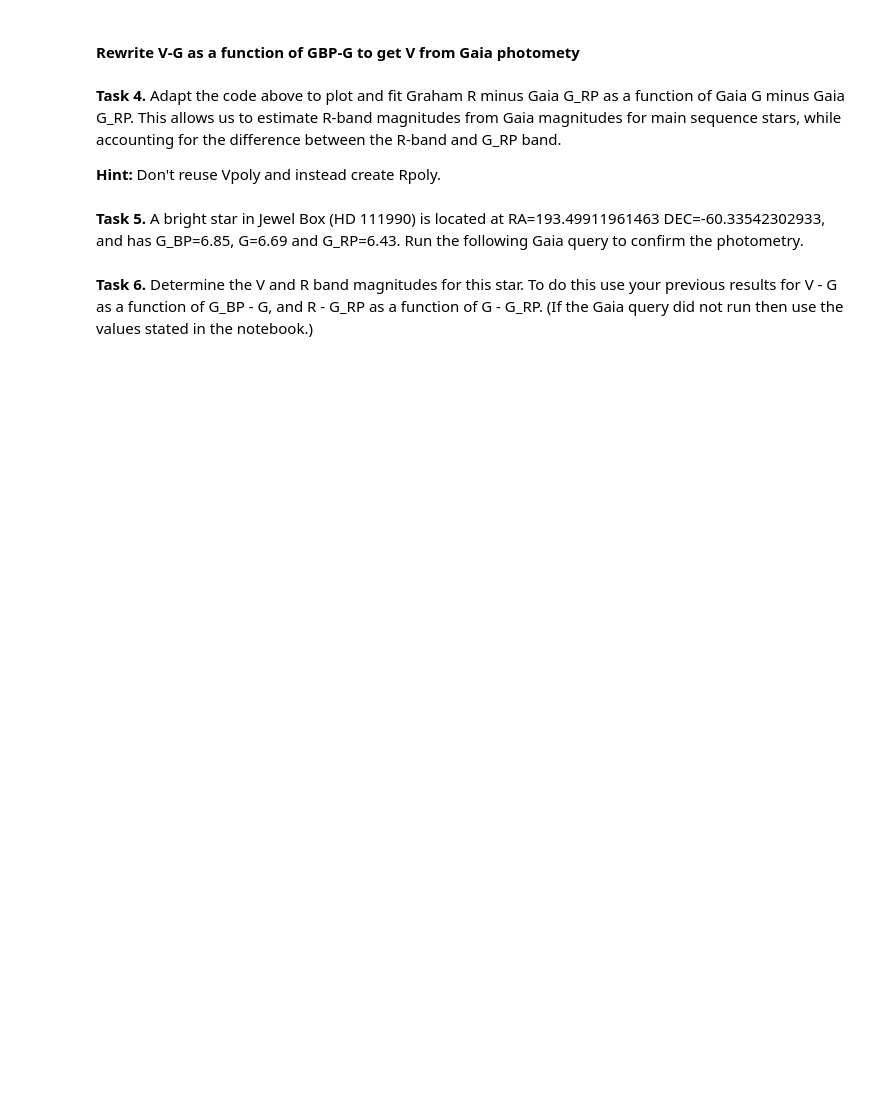
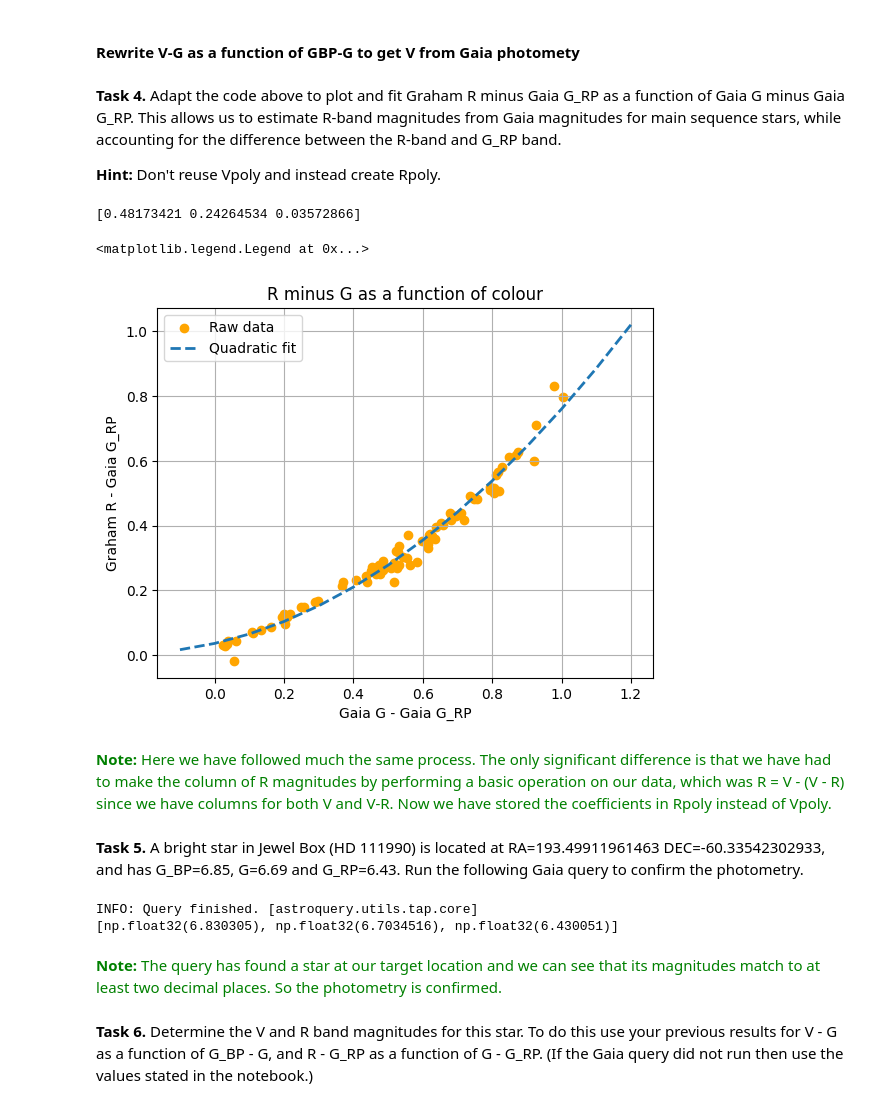
Before and after one commit to alecstanley-git/honours-env, a Jupyter notebook: Week 4/Lab/ASP3231 Laboratory 4 Calibrated Catalogues.ipynb, the cells around one changed output. Saved outputs shown, nothing was run; the diff lists cells and outputs as text; code cells hidden in the pictures; blank space fills up the shorter version.

```diff
--- a/Week 4/Lab/ASP3231 Laboratory 4 Calibrated Catalogues.ipynb
+++ b/Week 4/Lab/ASP3231 Laboratory 4 Calibrated Catalogues.ipynb
@@ -170,15 +215,59 @@ plt.plot(plx, ply, linestyle='dashed', linewidth=2); # What is this plotting?
 **Task 4.** Adapt the code above to plot and fit Graham R minus Gaia G_RP as a function of Gaia G minus Gaia G_RP. This allows us to estimate R-band magnitudes from Gaia magnitudes for main sequence stars, while accounting for the difference between the R-band and G_RP band.
 
 **Hint:** Don't reuse Vpoly and instead create Rpoly.
+# %%
+# Add R-magnitude column by performing basic operation on the other data
+Graham['Rmag'] = Graham['Vmag'] - Graham['V-R']
+
+# We will fill our arrays of the raw data, same as before but with the new magnitudes
+px=[]
+py=[]
+for Star in Graham:
+    # Check if we have valid Graham and Gaia magnitudes and colours.
+    # This part includes the condition to remove outliers
+
+    if Star['Rmag']>0.0 and Star['Rmag']<30.0 and \
+    Star['GBP']>0.0 and Star['GBP']<30.0 and \
+    Star['G']>0.0 and Star['G']<30.0 and \
+    Star['GBP']-Star['G']>0.0 and \
+    (Star['Rmag']-Star['G'])**2<2.25 :             # Only match if R and G are similar
+        px.append(Star['G']-Star['GRP'])           # G minus G_RP
+        py.append(Star['Rmag']-Star['GRP'])          # R - G_RP
+
+# Call the polynomial fitter again to get coeffs
+Rpoly=np.polyfit(px, py, 2)
+print(Rpoly)
+
+plx=np.arange(-0.1, 1.3, 0.1).tolist() # arange is creating an array of values from -0.1 to 1.3, using spacing of 0.1 units between each element.
+
+# Here we will cast each x-value in plx to it's y-value using our polyfit function
+ply=[]
+for x in plx:
+    # All we are doing here is applying the function f(x), using our coefficients in the polyfit list. For example a = polyfit[0] and so on.
+    ply.append(Rpoly[2]+Rpoly[1]*x+Rpoly[0]*x*x) # ply = f(x)
+
+plt.title('R minus G as a function of colour')       # Title
+plt.ylabel('Graham R - Gaia G_RP')                      # y-label
+plt.xlabel('Gaia G - Gaia G_RP')                     # x-label
+plt.scatter(px, py, marker='o', label="Raw data", color='orange');                     # This is our raw data of G_BP - G vs V - G.
+plt.plot(plx, ply, linestyle='dashed', linewidth=2, label="Quadratic fit"); # This is our polynomial fit
+plt.grid()
+plt.legend()
+# %% [output]
+[0.48173421 0.24264534 0.03572866]
+<matplotlib.legend.Legend at 0x...>
+[figure, added]
+# %% [markdown]
+<font color=green>**Note:** Here we have followed much the same process. The only significant difference is that we have had to make the column of R magnitudes by performing a basic operation on our data, which was R = V - (V - R) since we have columns for both V and V-R. Now we have stored the coefficients in Rpoly instead of Vpoly.
 # %% [markdown]
 **Task 5.** A bright star in Jewel Box (HD 111990) is located at RA=193.49911961463 DEC=-60.33542302933, and has G_BP=6.85, G=6.69 and G_RP=6.43. Run the following Gaia query to confirm the photometry.
 # %%
 # Set Gaia magnitudes to junk values
 gmag=[-99.0, -99.0, -99.0]
 
-# Get coordinates in decimal degrees - note the original script has placeholder values
-rad=123.4
-decd=56.7
+# Get coordinates in decimal degrees
+rad=193.49912
+decd=-60.33542
 
 coord = SkyCoord(ra=rad, dec=decd, unit=(u.degree, u.degree), frame='icrs')
 # Match radius in degrees
@@ -189,9 +278,14 @@ j = Gaia.cone_search_async(coordinate=coord, radius=radius)
 r = j.get_results()
 # If there is a result then print the first match
 if len(r)>0:
-    print(r[0]['phot_bp_mean_mag'])
-    print(r[0]['phot_g_mean_mag'])
-    print(r[0]['phot_rp_mean_mag'])
-    # What do I need to do here to get the magnitudes into the gmag list?
+    gmag[0] = r[0]['phot_bp_mean_mag']
+    gmag[1] = r[0]['phot_g_mean_mag']
+    gmag[2] = r[0]['phot_rp_mean_mag']
+    print(gmag)
+# %% [output]
+INFO: Query finished. [astroquery.utils.tap.core]
+[np.float32(6.830305), np.float32(6.7034516), np.float32(6.430051)]
+# %% [markdown]
+<font color=green>**Note:** The query has found a star at our target location and we can see that its magnitudes match to at least two decimal places. So the photometry is confirmed.
 # %% [markdown]
 **Task 6.** Determine the V and R band magnitudes for this star. To do this use your previous results for V - G as a function of G_BP - G, and R - G_RP as a function of G - G_RP. (If the Gaia query did not run then use the values stated in the notebook.)
```
Also changed, not shown: parts of 28 cells of this notebook, 1 other file.
